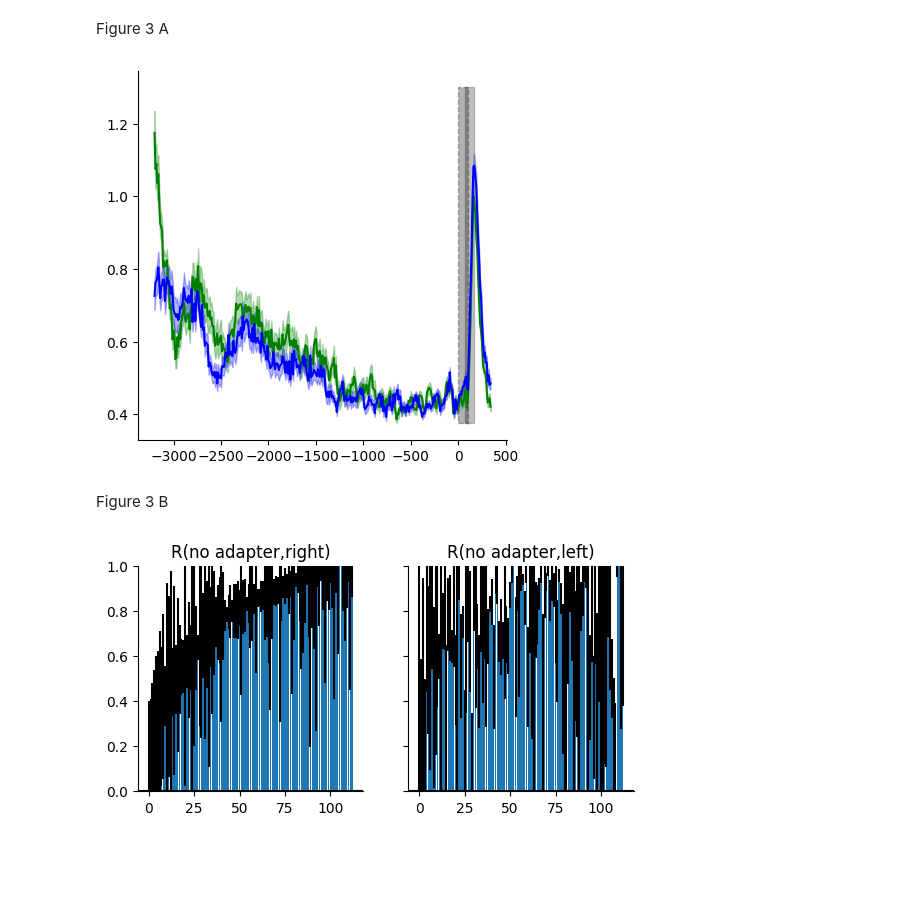
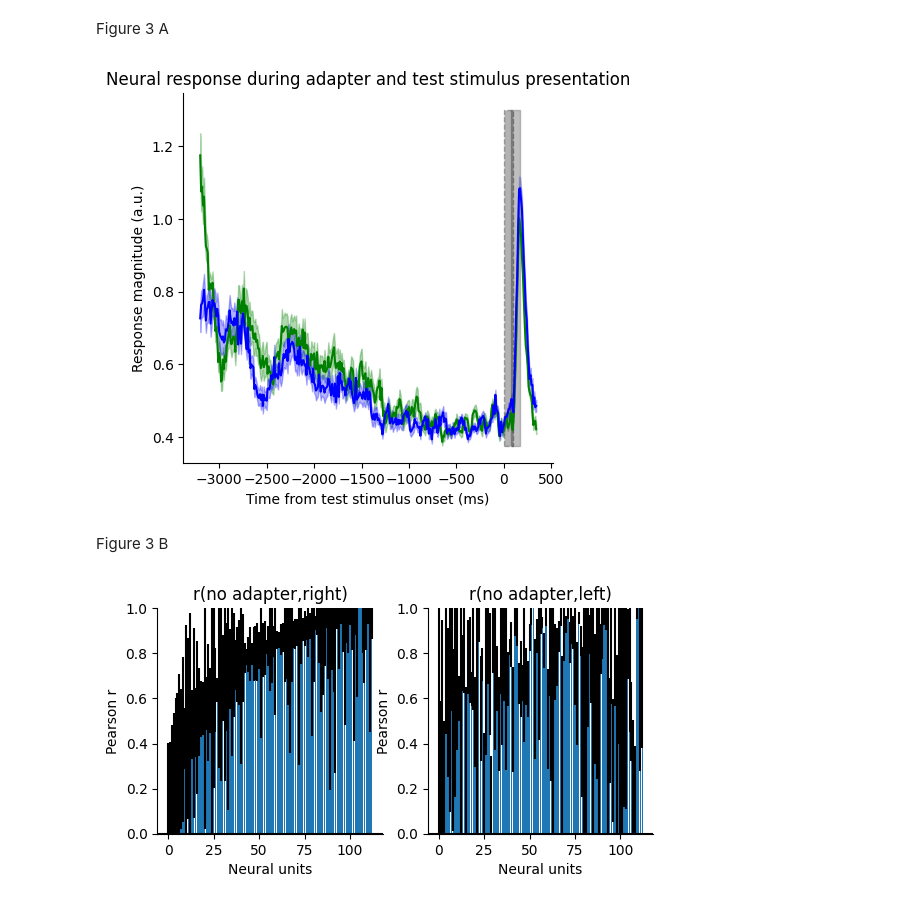
Before and after one commit to vital-kolab/obj-position-bias, a Jupyter notebook: figure3.ipynb, the cells around one changed output. Cells and saved outputs as stored; diff of their text form; code cells hidden in the pictures; blank space fills up the shorter version.

Commit message:
figure 3 plots

```diff
--- a/figure3.ipynb
+++ b/figure3.ipynb
@@ -28,36 +29,40 @@ p_rel = neuron_reliability(s5_neural_pico)[0]
 plt_s3 = reliability_filtering_tb(p_rates_s3,p_rel,metric=0.2)
 plt_s4 = reliability_filtering_tb(p_rates_s4,p_rel,metric=0.2)
 
 plt_s3 = np.nanmean(np.nanmean(plt_s3[:,:,10:,:],axis=3),axis=1)
 plt_s4 = np.nanmean(np.nanmean(plt_s4[:,:,10:,:],axis=3),axis=1)
 
 # plot the average across images and with error of sem across images
 t = range(-3200,350,10) # the full range of the data
 
 plt.gca().spines['top'].set_visible(False)
 plt.gca().spines['right'].set_visible(False)
 
-plt.plot(t,np.nanmean(plt_s3[:,:355],axis=0),color='green')
+plt.plot(t,np.nanmean(plt_s3[:,:355],axis=0),color='green') # rightward adapter
 plt.fill_between(t,y1=np.nanmean(plt_s3[:,:355],axis=0)-sem(plt_s3[:,:355],axis=0),y2=np.nanmean(plt_s3[:,:355],axis=0)+sem(plt_s3[:,:355],axis=0),color='green',alpha=0.3)
 
-plt.plot(t,np.nanmean(plt_s4[:,:355],axis=0),color='blue')
+plt.plot(t,np.nanmean(plt_s4[:,:355],axis=0),color='blue') # leftward adapter
 plt.fill_between(t,y1=np.nanmean(plt_s4[:,:355],axis=0)-sem(plt_s4[:,:355],axis=0),y2=np.nanmean(plt_s4[:,:355],axis=0)+sem(plt_s4[:,:355],axis=0),color='blue',alpha=0.3)
 
 toi = Rectangle((70,0.375),width=100,height=1.3-0.375,color='grey',alpha=0.5) # the time we are interested in
 plt.gca().add_patch(toi)
 
 im_pres = Rectangle((0,0.375),width=100,height=1.3-0.375,color='black',linestyle='--',alpha=0.3) # image presentation
 plt.gca().add_patch(im_pres)
 
+plt.xlabel('Time from test stimulus onset (ms)')
+plt.ylabel('Response magnitude (a.u.)')
+plt.title('Neural response during adapter and test stimulus presentation')
+
 x0,x1 = plt.gca().get_xlim()
 y0,y1 = plt.gca().get_ylim()
 
 plt.gca().set_aspect(abs(x1-x0)/abs(y1-y0))
 
 # save the plot
 # plt.savefig('/home/eyakub/scratch/neural_timeseries.eps', format='eps', bbox_inches='tight')
 # %% [output]
-[figure, old version]
+[figure, new version]
 # %% [markdown]
 Figure 3 B
 # %%
@@ -210,19 +216,20 @@ s4_s5_r = s4_s5_r[~s45_mask]
 s4_s5_std = s4_s5_df['std'].to_numpy()[~s45_mask]
 # %%
 # plot the correlations for all the neurons we have for both R(no adapter,right) and R(no adapter,left)
-fig,axs = plt.subplots(1,2,sharey=True)
+fig,axs = plt.subplots(1,2)
 
 axs[0].bar(range(len(s3_s5_r)),s3_s5_r,yerr=s3_s5_std)
-axs[0].set(title='R(no adapter,right)')
+axs[0].set(title='r(no adapter,right)')
 
 axs[1].bar(range(len(s4_s5_r)),s4_s5_r,yerr=s4_s5_std)
-axs[1].set(title='R(no adapter,left)')
+axs[1].set(title='r(no adapter,left)')
 
 
 for n in range(2):
     axs[n].axhline(y=0, color='k')
     axs[n].spines['top'].set_visible(False)
     axs[n].spines['right'].set_visible(False)
+    axs[n].set(xlabel='Neural units',ylabel='Pearson r')
     axs[n].set_ylim(0,1)
     x0, x1 = axs[n].get_xlim()
     y0, y1 = axs[n].get_ylim()
@@ -230,4 +237,4 @@ for n in range(2):
 
 # plt.savefig('/home/eyakub/scratch/s345_corrs_bar.eps', format='eps', bbox_inches='tight')
 # %% [output]
-[figure, old version]
+[figure, new version]
```
Also changed, not shown: parts of 43 cells of this notebook, 1 other file.
